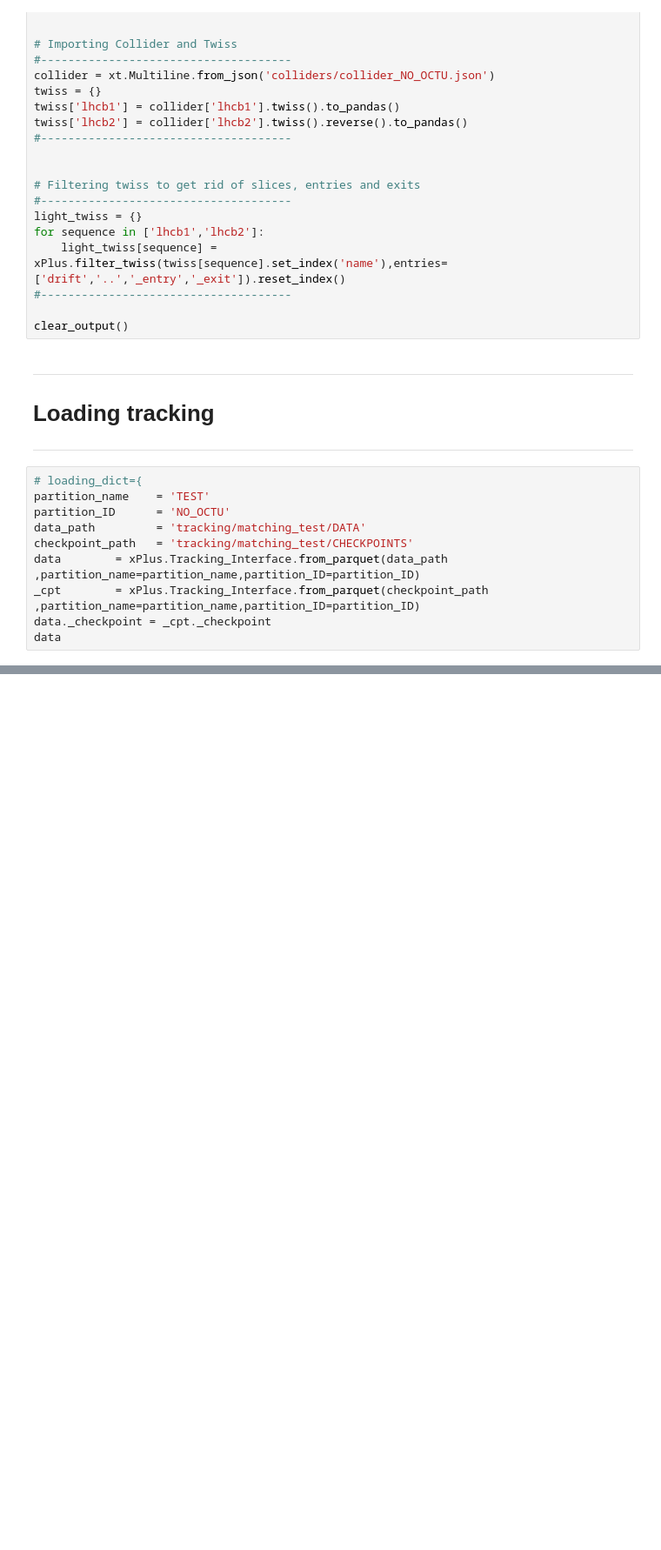
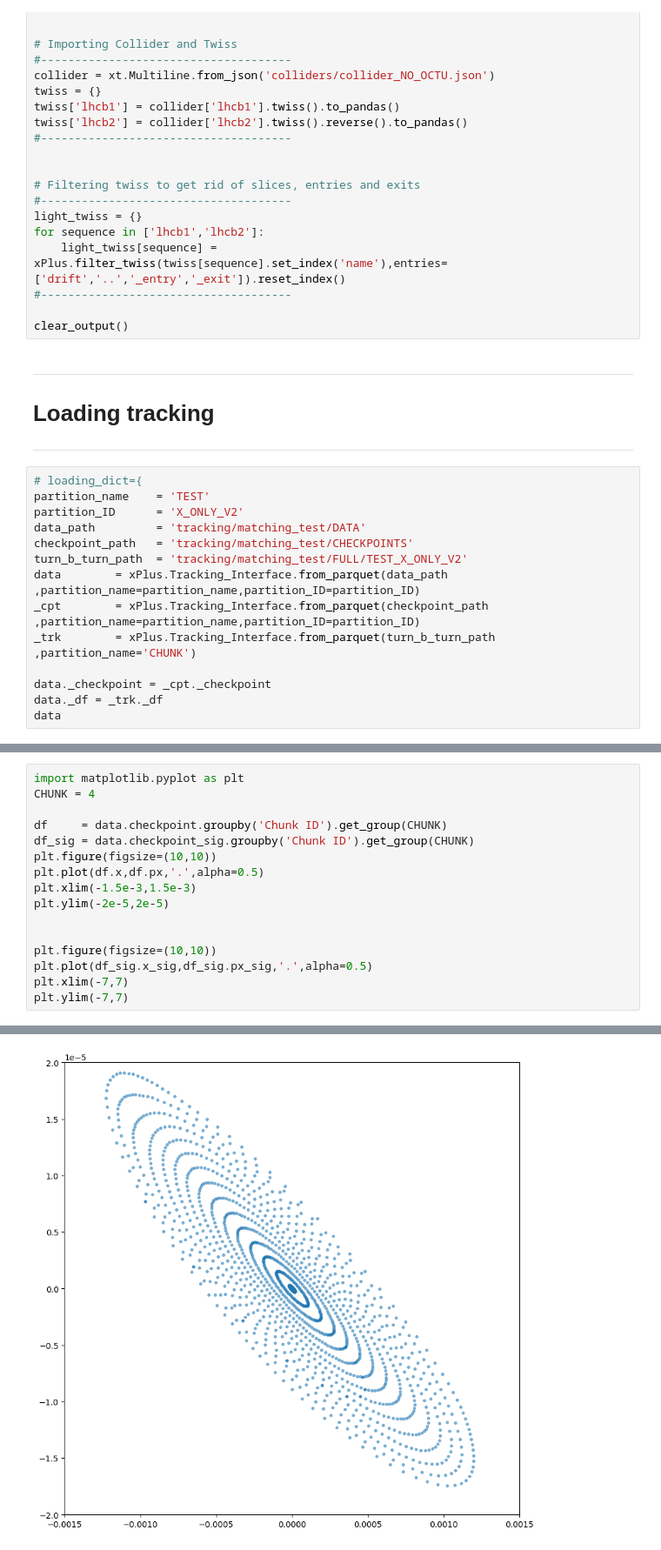
Before and after one commit to pbelange/BBStudies, a Jupyter notebook: study_signature/inspect_colliders.ipynb, the cells around one changed output, grey strips where cells are left out. Shown at 87% size. Drawn from its saved outputs; the diff is of its cells as text; blank space fills up the shorter version.

```diff
--- a/study_signature/inspect_colliders.ipynb
+++ b/study_signature/inspect_colliders.ipynb
@@ -49,11 +49,15 @@ clear_output()
 # %%
 # loading_dict={
 partition_name    = 'TEST'
-partition_ID      = 'NO_OCTU'
+partition_ID      = 'X_ONLY_V2'
 data_path         = 'tracking/matching_test/DATA'
 checkpoint_path   = 'tracking/matching_test/CHECKPOINTS'
+turn_b_turn_path  = 'tracking/matching_test/FULL/TEST_X_ONLY_V2'
 data        = xPlus.Tracking_Interface.from_parquet(data_path         ,partition_name=partition_name,partition_ID=partition_ID)
 _cpt        = xPlus.Tracking_Interface.from_parquet(checkpoint_path   ,partition_name=partition_name,partition_ID=partition_ID)
+_trk        = xPlus.Tracking_Interface.from_parquet(turn_b_turn_path  ,partition_name='CHUNK')
+
 data._checkpoint = _cpt._checkpoint
+data._df = _trk._df
 data
 # %% [output]
@@ -76,0 +81,17 @@ data
+# %%
+import matplotlib.pyplot as plt
+CHUNK = 4
+
+df     = data.checkpoint.groupby('Chunk ID').get_group(CHUNK)
+df_sig = data.checkpoint_sig.groupby('Chunk ID').get_group(CHUNK)
+plt.figure(figsize=(10,10))
+plt.plot(df.x,df.px,'.',alpha=0.5)
+plt.xlim(-1.5e-3,1.5e-3)
+plt.ylim(-2e-5,2e-5)
+
+
+plt.figure(figsize=(10,10))
+plt.plot(df_sig.x_sig,df_sig.px_sig,'.',alpha=0.5)
+plt.xlim(-7,7)
+plt.ylim(-7,7)
+# %% [output]
@@ -76,0 +99 @@ data
+[figure, added]
```
Also changed, not shown: parts of 7 cells of this notebook, 9 other files.
